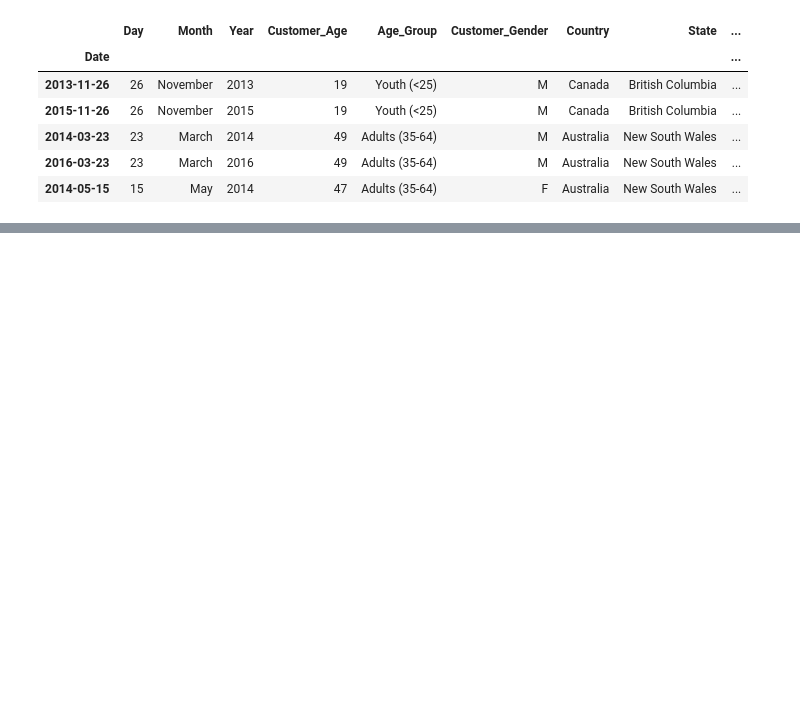
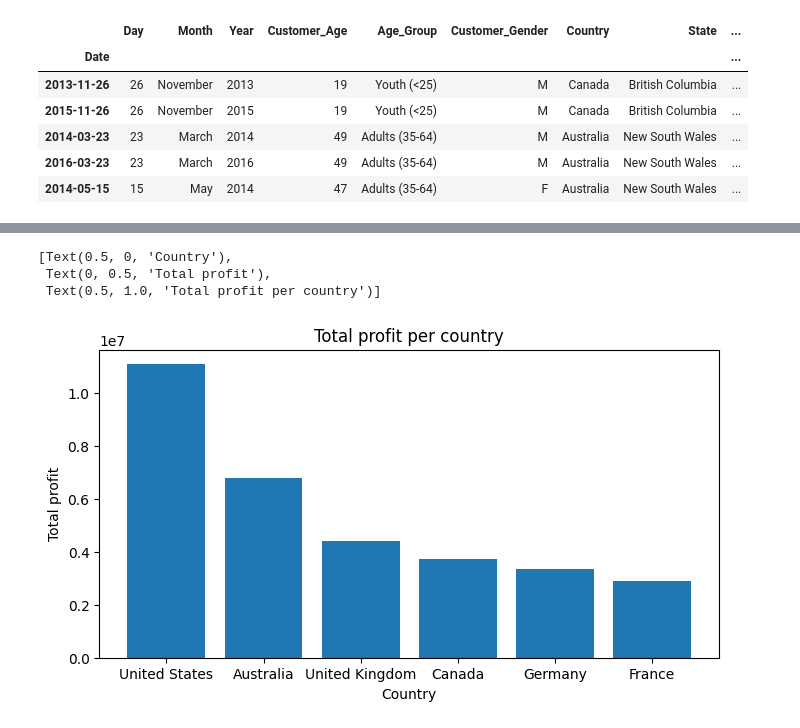
Before and after one commit to Natali-Dev/ai_engineering_natali_harju, a Jupyter notebook: code-alongs/a1_repetition/bike_sales_eda.ipynb, the cells around one changed output, grey strips where cells are left out. Drawn from its saved outputs; the diff is of its cells as text; code cells hidden in the pictures; blank space fills up the shorter version.

```diff
--- a/code-alongs/a1_repetition/bike_sales_eda.ipynb
+++ b/code-alongs/a1_repetition/bike_sales_eda.ipynb
@@ -31,0 +147,11 @@ df.loc["2013"]
+# %%
+import duckdb
+df_profit = duckdb.query(
+    """
+    SELECT Country, mean(Profit) as Profit_mean, sum(Profit) as Profit_sum, median(Profit) as Profit_median
+    FROM df
+    GROUP BY Country
+    ORDER BY Profit_sum desc
+    """
+).df()
+df_profit
@@ -31,0 +166,11 @@ df.loc["2013"]
+# %%
+import matplotlib.pyplot as plt
+fig, ax = plt.subplots(1, figsize=(8,4))
+
+ax.bar(x=df_profit["Country"], height=df_profit["Profit_sum"])
+ax.set(xlabel= "Country", ylabel="Total profit", title= "Total profit per country")
+# %% [output]
+[Text(0.5, 0, 'Country'),
+ Text(0, 0.5, 'Total profit'),
+ Text(0.5, 1.0, 'Total profit per country')]
+[figure, added]
```
Also changed, not shown: parts of 20 cells of this notebook, 6 other files.
